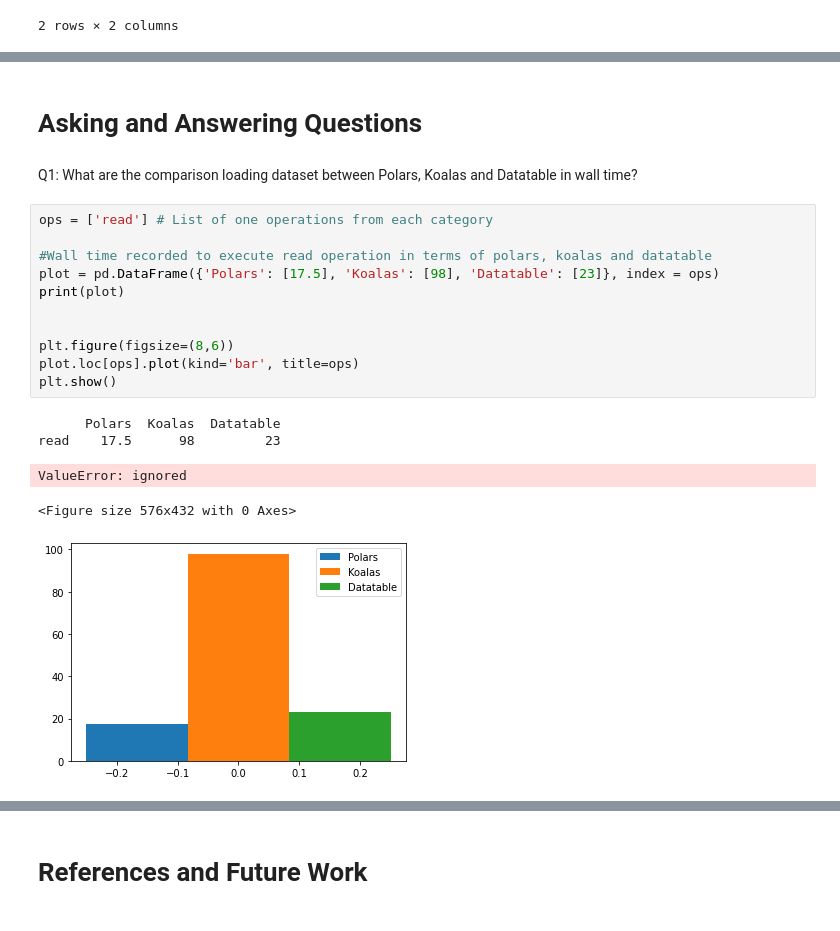
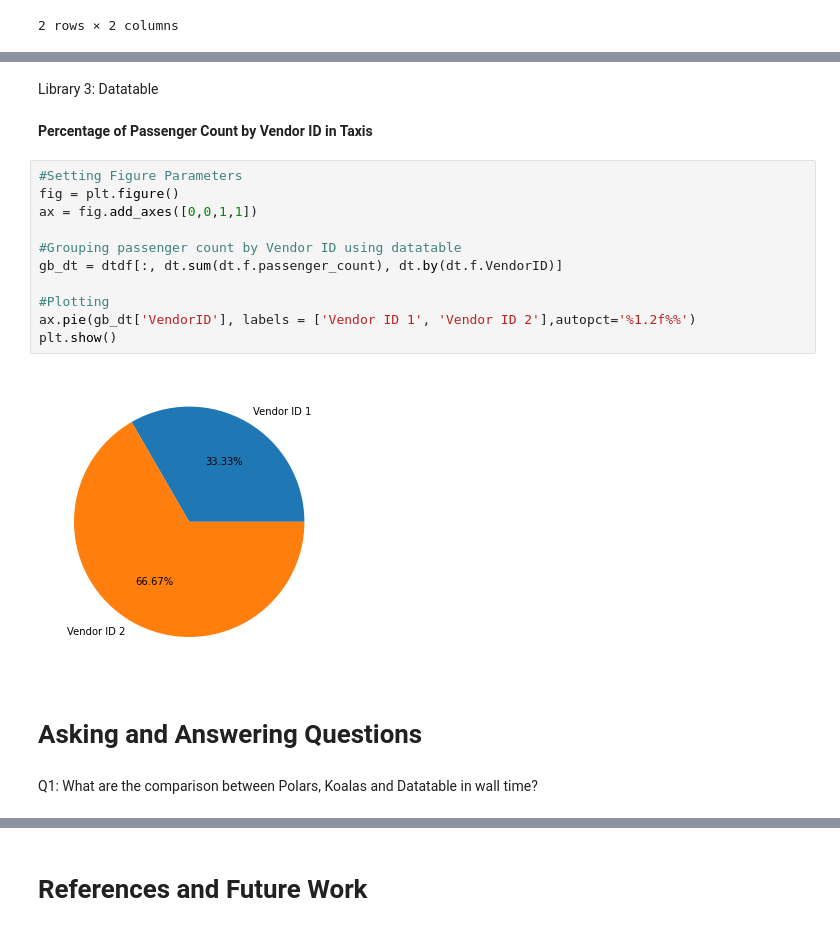
Before and after one commit to drshahizan/Python-big-data, a Jupyter notebook: Project/QUAD/QUAD_Project.ipynb, the cells around one changed output, grey strips where cells are left out. Cells and saved outputs as stored; diff of their text form.

```diff
--- a/Project/QUAD/QUAD_Project.ipynb
+++ b/Project/QUAD/QUAD_Project.ipynb
@@ -458,21 +504,21 @@ gb_dt
+# %% [markdown]
+Library 3: Datatable
+<br><br>
+**Percentage of Passenger Count by Vendor ID in Taxis**
+# %%
+#Setting Figure Parameters
+fig = plt.figure()
+ax = fig.add_axes([0,0,1,1])
+
+#Grouping passenger count by Vendor ID using datatable
+gb_dt = dtdf[:, dt.sum(dt.f.passenger_count), dt.by(dt.f.VendorID)]
+
+#Plotting
+ax.pie(gb_dt['VendorID'], labels = ['Vendor ID 1', 'Vendor ID 2'],autopct='%1.2f%%')
+plt.show()
+# %% [output]
+[figure, added]
 # %% [markdown]
 # Asking and Answering Questions
 # %% [markdown]
-Q1: What are the comparison loading dataset between Polars, Koalas and Datatable in wall time?
+Q1: What are the comparison between Polars, Koalas and Datatable in wall time?
-# %%
-ops = ['read'] # List of one operations from each category
-
-#Wall time recorded to execute read operation in terms of polars, koalas and datatable
-plot = pd.DataFrame({'Polars': [17.5], 'Koalas': [98], 'Datatable': [23]}, index = ops)
-print(plot)
-
-
-plt.figure(figsize=(8,6))
-plot.loc[ops].plot(kind='bar', title=ops)
-plt.show()
-# %% [output]
-      Polars  Koalas  Datatable
-read    17.5      98         23
-ValueError: ignored
-<Figure size 576x432 with 0 Axes>
-[figure, removed]
```
Also changed, not shown: parts of 54 cells of this notebook.
